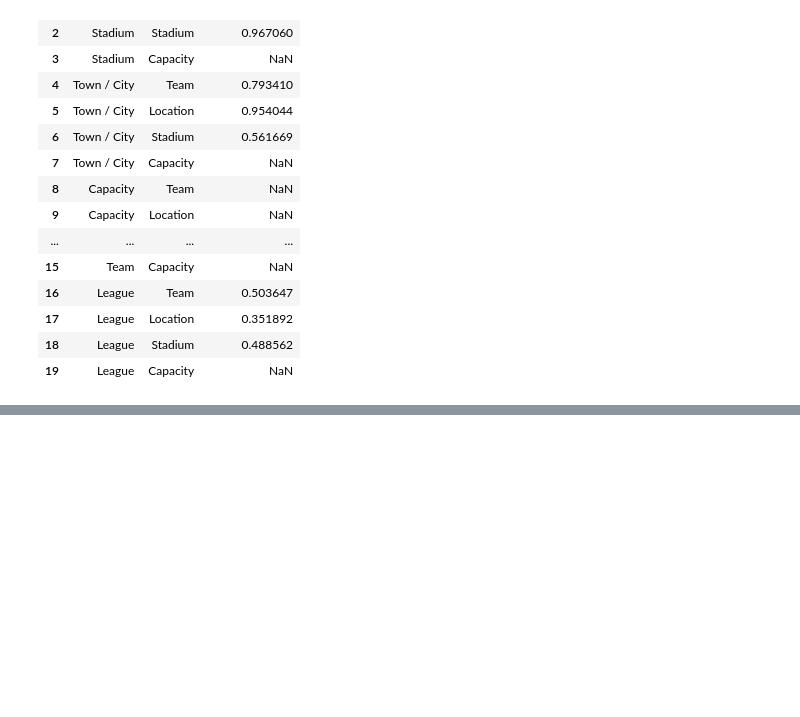
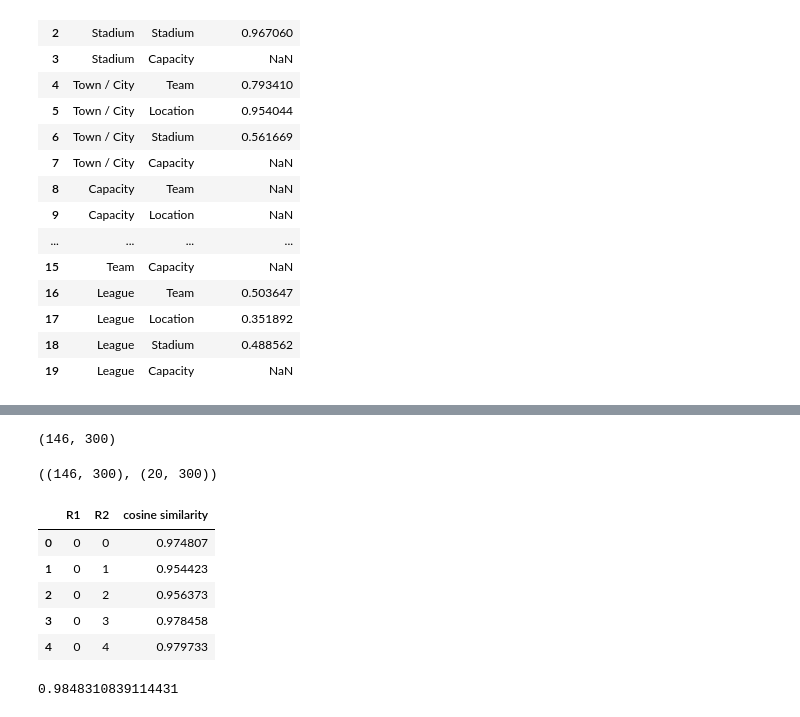
Before and after one commit to nanni00/datalake-table-finder, a Jupyter notebook: src/notebooks/fasttext/basic_example.ipynb, the cells around one changed output, grey strips where cells are left out. Drawn from its saved outputs; the diff is of its cells as text; code cells hidden in the pictures; blank space fills up the shorter version.

```diff
--- a/src/notebooks/fasttext/basic_example.ipynb
+++ b/src/notebooks/fasttext/basic_example.ipynb
@@ -208,0 +281,47 @@ Without any kind of column preprocessing we have in output a lot of NaN values..
+# %%
+def row_embedding(row):
+    return \
+        np.mean(
+            [encode_cell(cell) for cell in row],
+            axis=0
+        )
+# %%
+def create_row_embeddings(df: pd.DataFrame):
+    return \
+        (
+            row_embedding(row) for _, row in df.iterrows()
+        )
+# %%
+np.array([np.mean([encode_cell(cell) for cell in row], axis=0) for _, row in stadium_df.iterrows()]).shape
+# %% [output]
+(146, 300)
+# %%
+stadium_emb_row = list(create_row_embeddings(stadium_df))
+pl1_emb_row = list(create_row_embeddings(pl1_df))
+# %%
+np.array(stadium_emb_row).shape, np.array(pl1_emb_row).shape
+# %% [output]
+((146, 300), (20, 300))
+# %%
+comparisons_row = pd.DataFrame(columns=['R1', 'R2', 'cosine similarity'])
+
+for i, emb_s in enumerate(stadium_emb_row):
+    for j, emb_p in enumerate(pl1_emb_row):
+        cosim = np_cosine_similarity(emb_s, emb_p)
+        comparisons_row.loc[len(comparisons_row)] = [i, j, cosim]
+comparisons_row = comparisons_row.convert_dtypes()
+# %%
+comparisons_row.head()
+# %% [output]
+|  | R1 | R2 | cosine similarity |
+| 0 | 0 | 0 | 0.974807 |
+| 1 | 0 | 1 | 0.954423 |
+| 2 | 0 | 2 | 0.956373 |
+| 3 | 0 | 3 | 0.978458 |
+| 4 | 0 | 4 | 0.979733 |
+# %%
+stadium_row =   stadium_df.loc[1]
+pl1_row =           pl1_df.loc[0]
+np_cosine_similarity(row_embedding(stadium_row), row_embedding(pl1_row))
+# %% [output]
+0.9848310839114431
```
Also changed, not shown: parts of 14 cells of this notebook.
